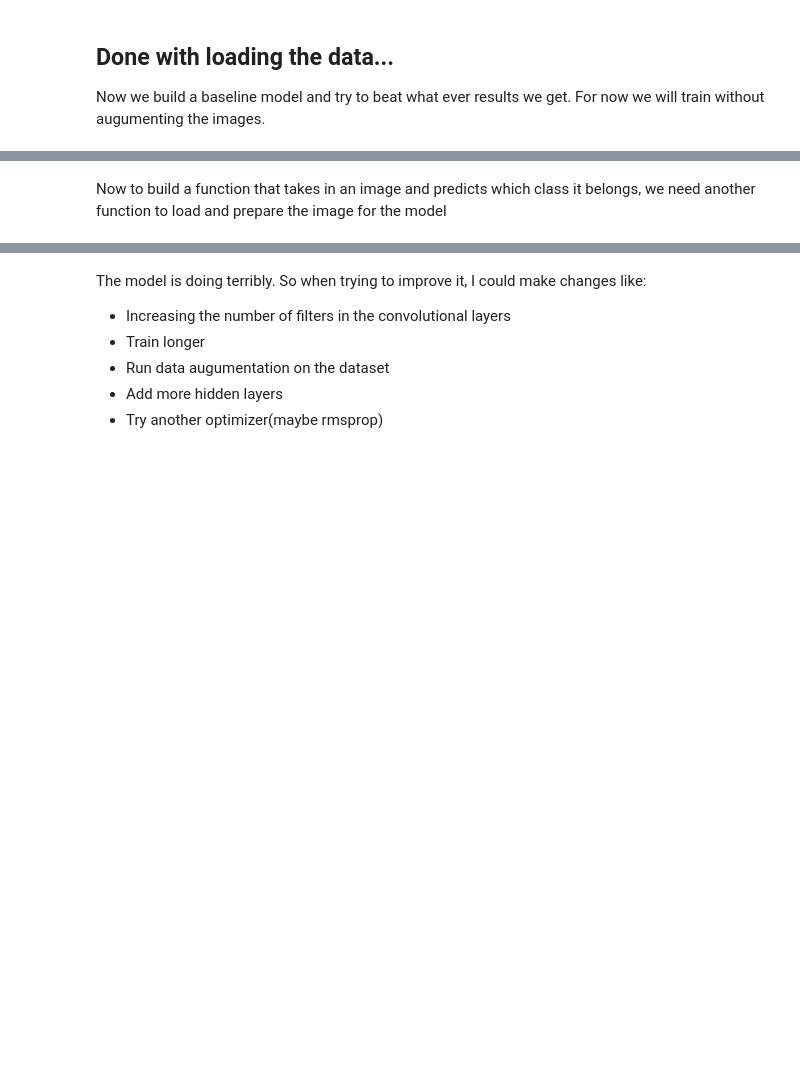
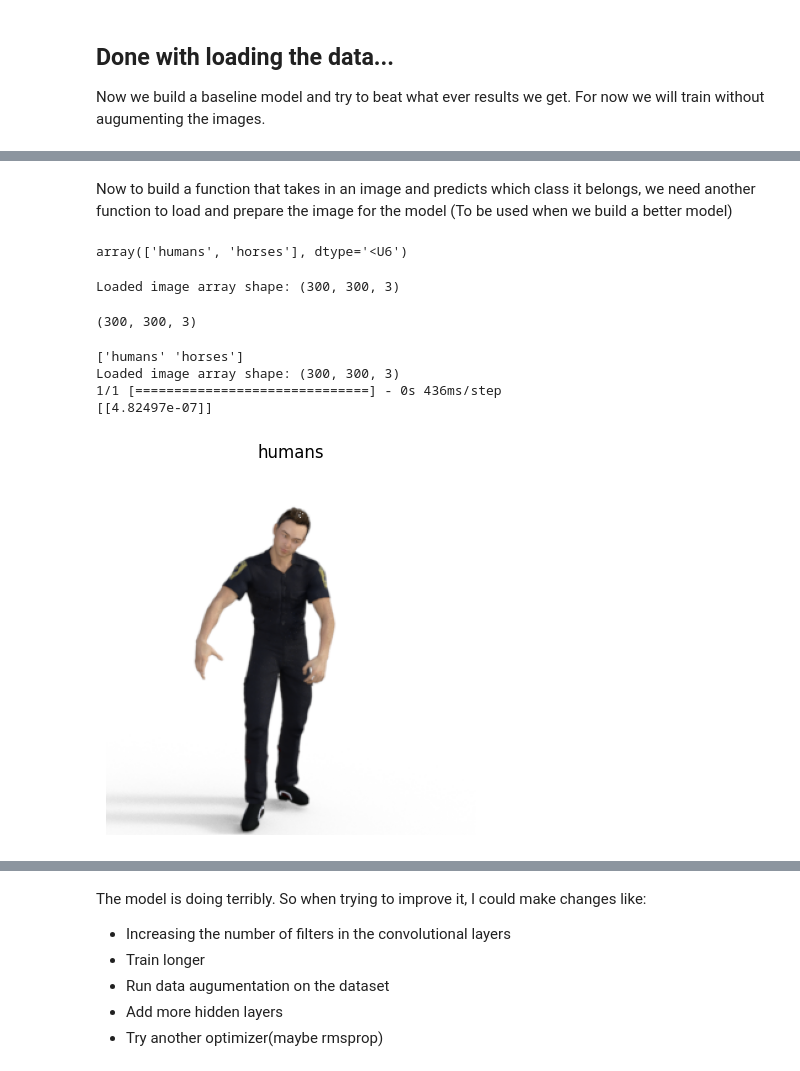
Before and after one commit to SheshamJoseph/Deep-Learning-with-Tensorflow-ZTM, a Jupyter notebook: human_or_horses.ipynb, the cells around one changed output, grey strips where cells are left out. Drawn from its saved outputs; the diff is of its cells as text; code cells hidden in the pictures; blank space fills up the shorter version.

Commit message:
image augumentation, models 2 and 3

```diff
--- a/human_or_horses.ipynb
+++ b/human_or_horses.ipynb
@@ -47,6 +47,6 @@ import pathlib
 
 !rm -rf /content/train_data/horse-or-human.zip
 dir = pathlib.Path(train_dir)
-class_names = np.array([item.name for item in dir.glob('*')])
+class_names = np.array(sorted([item.name for item in dir.glob('*')]))
 print(class_names)
 # %% [output]
@@ -201,2 +201,2 @@ pd.DataFrame(hist_1.history).plot()
 # %% [markdown]
-Now to build a function that takes in an image and predicts which class it belongs, we need another function to load and prepare the image for the model
+Now to build a function that takes in an image and predicts which class it belongs, we need another function to load and prepare the image for the model (To be used when we build a better model)
@@ -218,5 +203,27 @@ def load_and_prep_image(filename, img_size=300):
+# %%
+class_names
+# %% [output]
+array(['humans', 'horses'], dtype='<U6')
 # %%
-def pred_and_plot(model, filename, class_names=class_names):
+import tensorflow as tf
+import matplotlib.pyplot as plt
+import numpy as np
+
+def load_and_prep_image(filename, img_size=300):
+    """
+    Reads an image from 'filename', turns it into a tensor and reshapes it to
+    (img_size, img_size, color_channels)
+    """
+    # read in the image
+    image = tf.keras.utils.load_img(filename, target_size=(img_size, img_size), color_mode='rgb')
+    # decode the image into a tensor
+    image_arr = tf.keras.utils.img_to_array(image)
+    print(f"Loaded image array shape: {image_arr.shape}")
+    # rescale the image
+    image_arr = image_arr / 255
+    return image_arr
+
+def pred_and_plot(model, filename, class_names):
     """
     Imports an image located at filename, makes a prediction with model
     and plots the image with the predicted class as the title
@@ -225,10 +232,36 @@ def pred_and_plot(model, filename, class_names=class_names):
     # Import the target image and preprocess it
     image = load_and_prep_image(filename)
     # Make prediction
-    pred = model.predict(tf.expand_dims(image, axis=0))
+    pred = model.predict(np.expand_dims(image, axis=0))
+    pred = np.squeeze(pred)
     print(pred)
     # get the predicted class
+    # classnames = list(class_names)
     pred_class = class_names[int(tf.round(pred))]
     plt.imshow(image)
     plt.title(pred_class)
     plt.axis(False)
+    plt.show()
+# %%
+test_image = "/content/valid_data/horses/horse1-122.png"
+image = load_and_prep_image(test_image)
+# image = tf.squeeze(image)
+image.shape
+# %% [output]
+Loaded image array shape: (300, 300, 3)
+(300, 300, 3)
+# %%
+# Choose a random image from the validation folder and make a prediction
+import random
+folder = "/content/valid_data/"
+random_class = random.choice(class_names)
+dir = folder + random_class
+image = random.sample(os.listdir(dir), 1)
+image_path = dir + "/" + image[0]
+pred_and_plot(model_1, image_path, class_names)
+# %% [output]
+['humans' 'horses']
+Loaded image array shape: (300, 300, 3)
+1/1 [==============================] - 0s 436ms/step
+[[4.82497e-07]]
+[figure, added]
```
Also changed, not shown: parts of 31 cells of this notebook.
